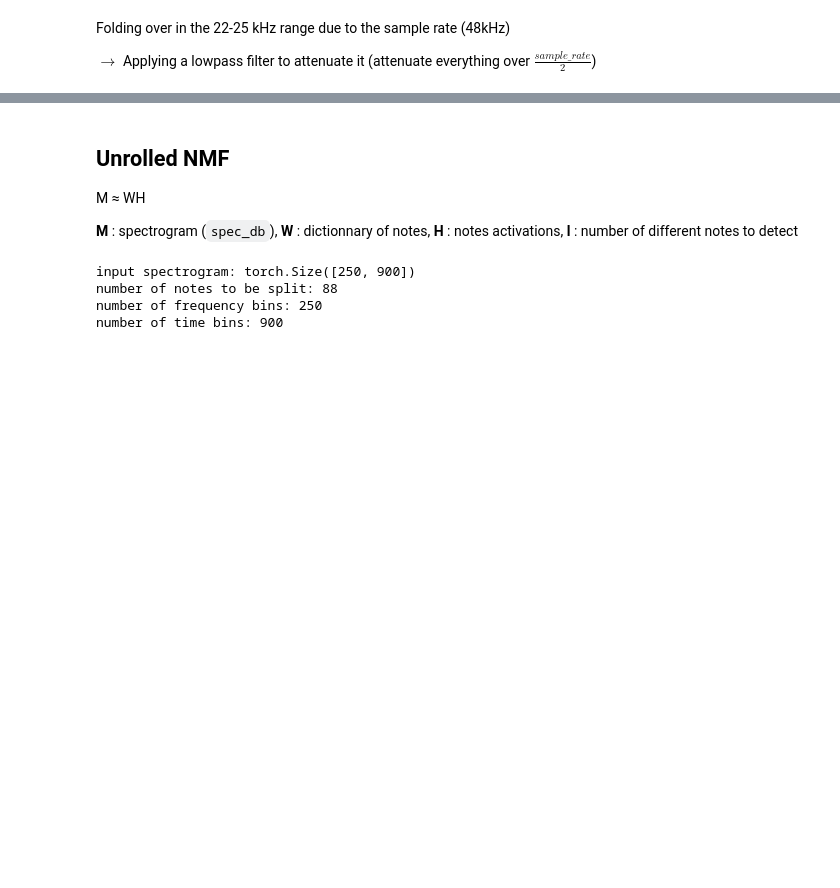
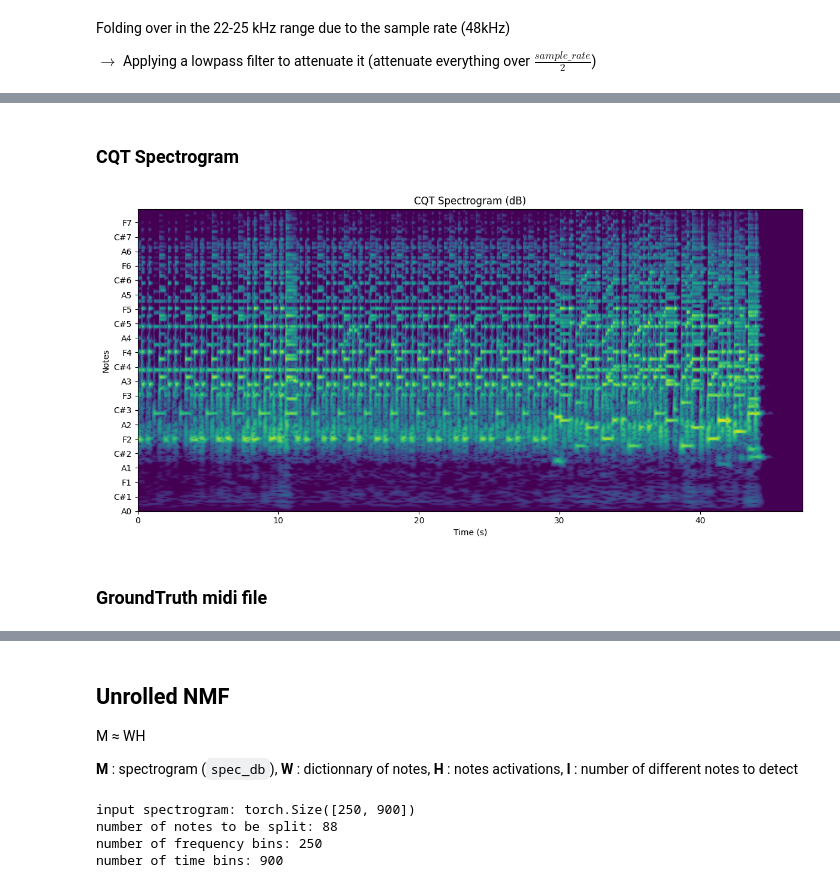
Before and after one commit to edabier/Unrolled-NMF, a Jupyter notebook: nmf.ipynb, the cells around one changed output, grey strips where cells are left out. Drawn from its saved outputs; the diff is of its cells as text; code cells hidden in the pictures; blank space fills up the shorter version.

```diff
--- a/nmf.ipynb
+++ b/nmf.ipynb
@@ -61,0 +58,12 @@ utils.vis_spectrogram(filtered_spec_np, times, frequencies, start, stop, min_fre
+# %% [markdown]
+### CQT Spectrogram
+# %%
+n_fft           = 1024
+hop_length      = 128
+# %%
+spec_db_cqt, times_cqt, frequencies_cqt = utils.cqt_spec(waveform, sample_rate, hop_length)
+utils.vis_cqt_spectrogram(spec_db_cqt, times_cqt, frequencies_cqt, start, stop, 0, frequencies_cqt[-1])
+# %% [output]
+[figure, added]
+# %% [markdown]
+### GroundTruth midi file
```
Also changed, not shown: parts of 9 cells of this notebook, 2 other files.
